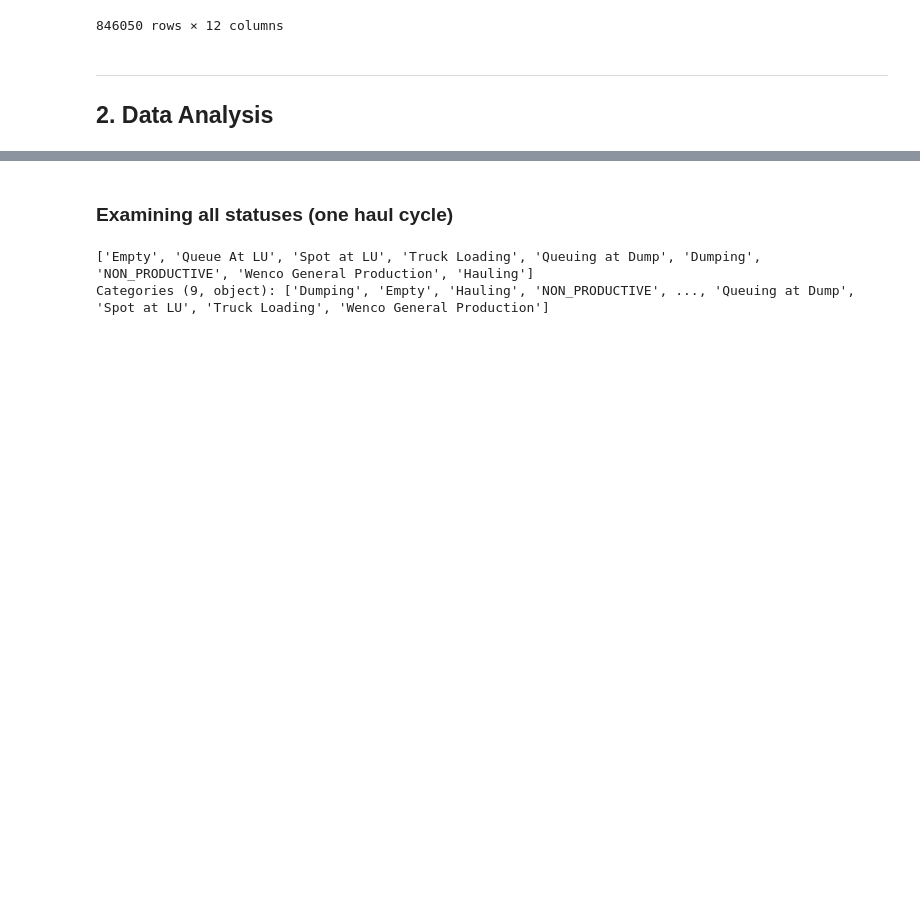
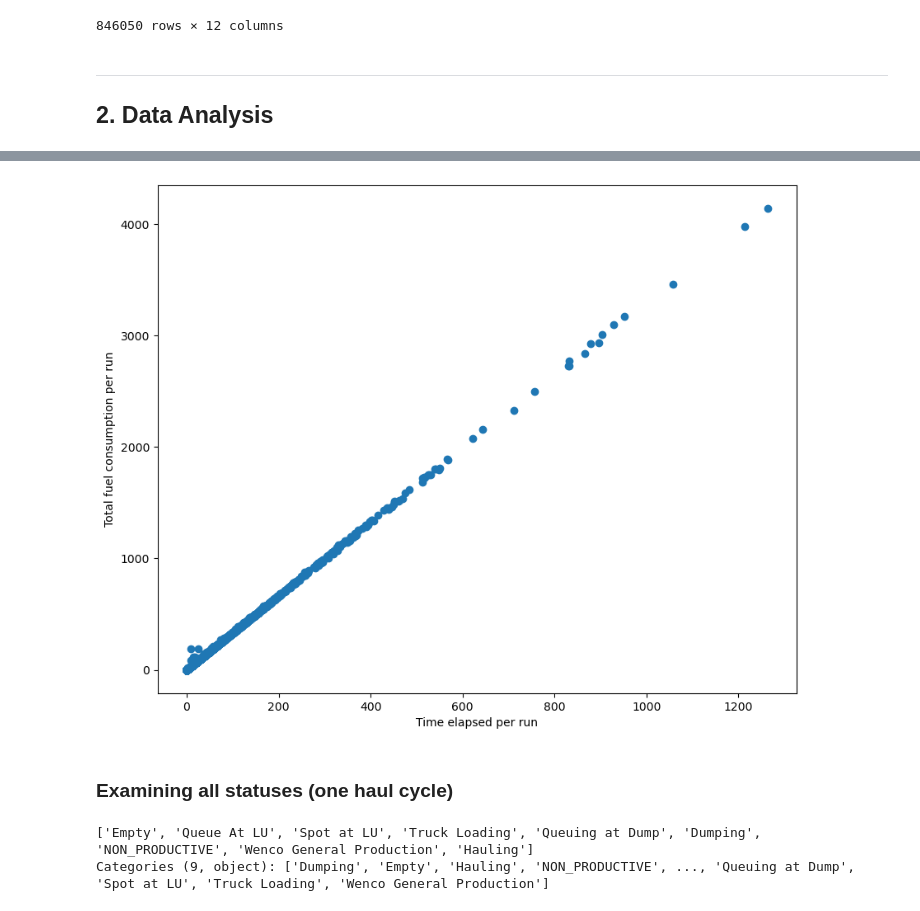
Before and after one commit to baumannkev/QDS_Hacks, a Jupyter notebook: Tracy_QDS_2023.ipynb, the cells around one changed output, grey strips where cells are left out. Drawn from its saved outputs; the diff is of its cells as text; code cells hidden in the pictures; blank space fills up the shorter version.

Commit message:
Latest clean data copy

```diff
--- a/Tracy_QDS_2023.ipynb
+++ b/Tracy_QDS_2023.ipynb
@@ -202,0 +269,5 @@ df_copy = df_cleaned.copy()
+# %%
+index = pd.Index(range(0, 846050, 1))
+df_new = df_copy.copy()
+df_new = df_new.set_index(index)
+df_new
@@ -202,0 +298,18 @@ df_copy = df_cleaned.copy()
+# %%
+fuel_consumption = []
+counter = 0
+
+for df in df_collection_run:
+    avg_fuel_rate = sum(df['FUEL_RATE']) / len(df)
+
+    start_time = df.iloc[0]["TIMESTAMP"]
+    end_time = df.iloc[-1]["TIMESTAMP"]
+
+    time_diff = np.datetime64(end_time) - np.datetime64(start_time)
+    time_diff_in_hours = time_diff / np.timedelta64(1, 'h')
+
+    fuel_consumption.append((counter,(avg_fuel_rate * time_diff_in_hours)))
+
+    counter = counter + 1
+
+fuel_consumption
@@ -203,3 +334,27 @@ df_copy = df_cleaned.copy()
+# %%
+run_time_elapsed = []
+
+for run in fuel_consumption:
+    start_time = df_collection_run[run[0]].iloc[0]['TIMESTAMP']
+    end_time = df_collection_run[run[0]].iloc[-1]['TIMESTAMP']
+
+    time_diff = np.datetime64(end_time) - np.datetime64(start_time)
+    converted_time_diff = time_diff / np.timedelta64(1, 'm')
+
+    run_time_elapsed.append(converted_time_diff)
+
+fuel_consump_list = []
+
+for item in fuel_consumption:
+    fuel_consump_list.append(item[1])
+# %%
+plt.figure()
+plt.scatter(run_time_elapsed, fuel_consump_list)
+plt.xlabel('Time elapsed per run')
+plt.ylabel('Total fuel consumption per run')
+plt.show()
+# %% [output]
+[figure, added]
 # %% [markdown]
 ### Examining all statuses (one haul cycle)
 # %%
```
Also changed, not shown: parts of 31 cells of this notebook.
